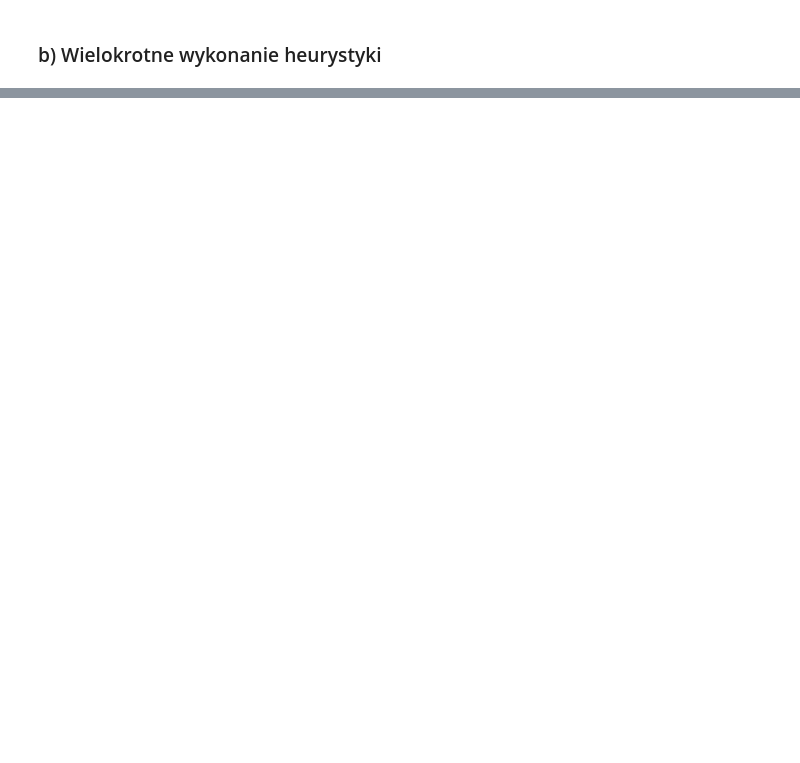
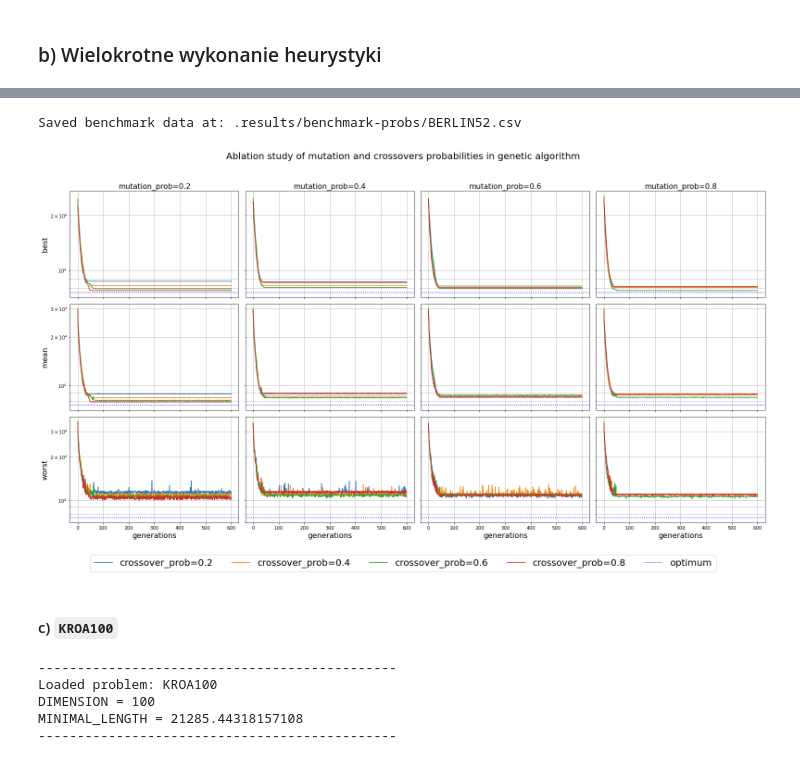
Before and after one commit to PatRyg99/ML-PWR-2022, a Jupyter notebook: Lista 2/lista-2.ipynb, the cells around one changed output, grey strips where cells are left out. Drawn from its saved outputs; the diff is of its cells as text; code cells hidden in the pictures; blank space fills up the shorter version.

```diff
--- a/Lista 2/lista-2.ipynb
+++ b/Lista 2/lista-2.ipynb
@@ -80,0 +221,24 @@ Repeat [3/3]: 34997.0
+# %%
+GENERATIONS = 600
+POP_SIZE = 1000
+TOUR_RATIO = 0.6
+
+mutation_probs = [0.2, 0.4, 0.6, 0.8]
+crossover_probs = [0.2, 0.4, 0.6, 0.8]
+
+# Results already collected
+# benchmark_probs(problem, GENERATIONS, POP_SIZE, TOUR_RATIO, mutation_probs, crossover_probs, csv_path=".results/benchmark-probs/")
+plot_benchmark_probs(f".results/benchmark-probs/{problem.name}.csv", optimum=problem.minimal_length)
+# %% [output]
+Saved benchmark data at: .results/benchmark-probs/BERLIN52.csv
+[figure, added]
+# %% [markdown]
+#### c) `KROA100`
+# %%
+problem = Problem.load_from_name("KROA100")
+# %% [output]
+----------------------------------------------
+Loaded problem: KROA100
+DIMENSION = 100
+MINIMAL_LENGTH = 21285.44318157108
+----------------------------------------------
```
Also changed, not shown: parts of 35 cells of this notebook, 35 other files.
